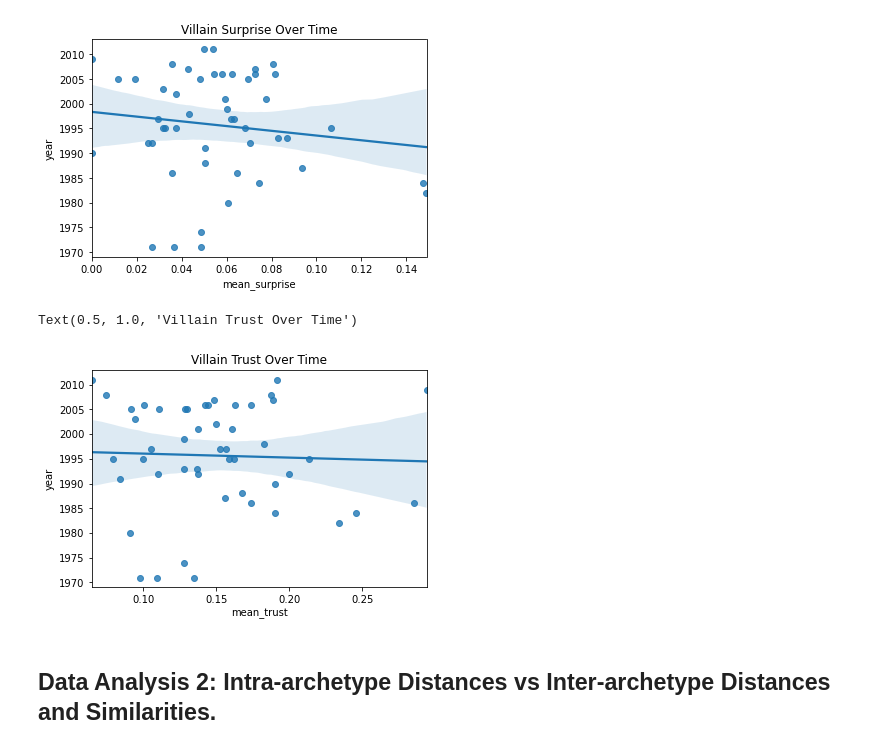
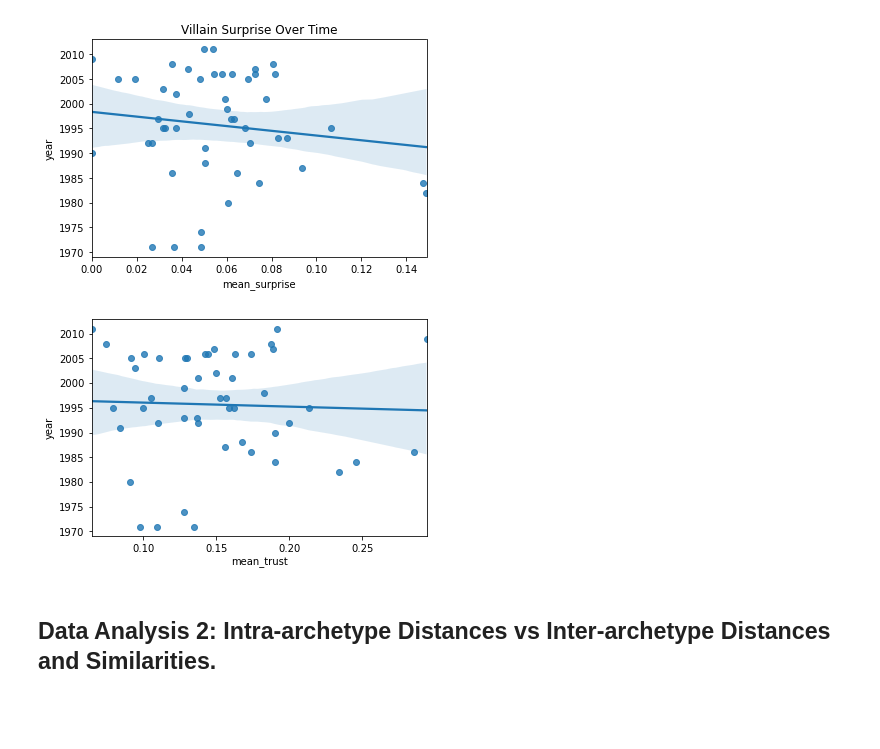
Before and after one commit to AsherML/info-2950, a Jupyter notebook: phase4.ipynb, the cells around one changed output. Drawn from its saved outputs; the diff is of its cells as text; code cells hidden in the pictures; blank space fills up the shorter version.

```diff
--- a/phase4.ipynb
+++ b/phase4.ipynb
@@ -110,10 +166,9 @@ Text(0.5, 1.0, 'Villain Surprise Over Time')
 [figure]
 # %%
 trust = sns.regplot(x = scripts_df['mean_trust'][scripts_df['is_villain']][scripts_df['year']>=1970], y = scripts_df['year'][scripts_df['is_villain']][scripts_df['year']>=1970])
-trust.set_title('Villain Trust Over Time')
+tru.set_title('Villain Trust Over Time')
 # %% [output]
-Text(0.5, 1.0, 'Villain Trust Over Time')
-[figure, old version]
+[figure, new version]
 # %% [markdown]
 ## Data Analysis 2: Intra-archetype Distances vs Inter-archetype Distances and Similarities.
 # %% [markdown]
```
Also changed, not shown: parts of 16 cells of this notebook.
